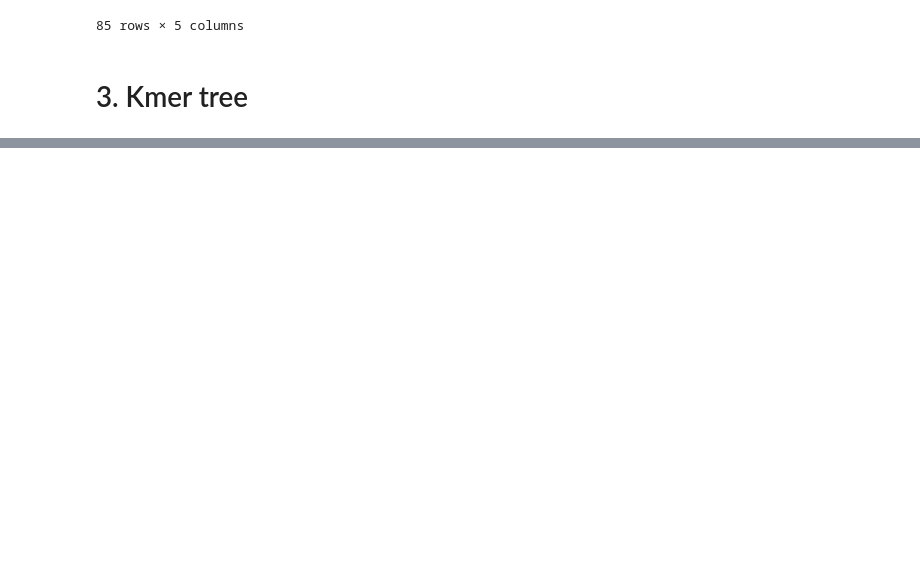
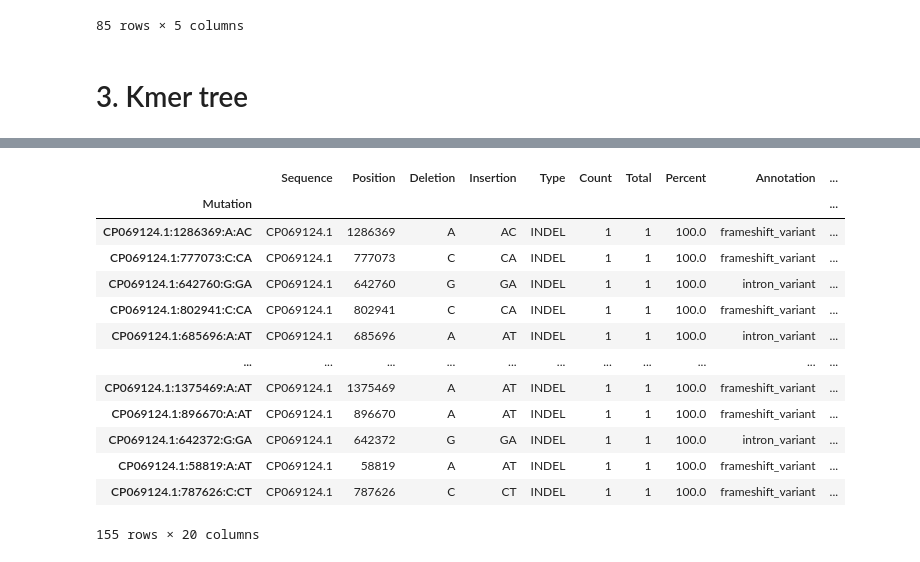
Before and after one commit to apetkau/genomics-data-index-evaluation-manuscript, a Jupyter notebook: evaluations/reads/3-compare-results.ipynb, the cells around one changed output, grey strips where cells are left out. Cells and saved outputs as stored; diff of their text form; code cells hidden in the pictures; blank space fills up the shorter version.

```diff
--- a/evaluations/reads/3-compare-results.ipynb
+++ b/evaluations/reads/3-compare-results.ipynb
@@ -89,0 +127,19 @@ scores_outbreak
+# %%
+df = t.isa('D7331').features_summary()
+# df[df['Type'] != 'INDEL']
+df
+# %% [output]
+|  | Sequence | Position | Deletion | Insertion | Type | Count | Total | Percent | Annotation | ... |
+| Mutation |  |  |  |  |  |  |  |  |  | ... |
+| CP069124.1:1286369:A:AC | CP069124.1 | 1286369 | A | AC | INDEL | 1 | 1 | 100.0 | frameshift_variant | ... |
+| CP069124.1:777073:C:CA | CP069124.1 | 777073 | C | CA | INDEL | 1 | 1 | 100.0 | frameshift_variant | ... |
+| CP069124.1:642760:G:GA | CP069124.1 | 642760 | G | GA | INDEL | 1 | 1 | 100.0 | intron_variant | ... |
+| CP069124.1:802941:C:CA | CP069124.1 | 802941 | C | CA | INDEL | 1 | 1 | 100.0 | frameshift_variant | ... |
+| CP069124.1:685696:A:AT | CP069124.1 | 685696 | A | AT | INDEL | 1 | 1 | 100.0 | intron_variant | ... |
+| ... | ... | ... | ... | ... | ... | ... | ... | ... | ... | ... |
+| CP069124.1:1375469:A:AT | CP069124.1 | 1375469 | A | AT | INDEL | 1 | 1 | 100.0 | frameshift_variant | ... |
+| CP069124.1:896670:A:AT | CP069124.1 | 896670 | A | AT | INDEL | 1 | 1 | 100.0 | frameshift_variant | ... |
+| CP069124.1:642372:G:GA | CP069124.1 | 642372 | G | GA | INDEL | 1 | 1 | 100.0 | intron_variant | ... |
+| CP069124.1:58819:A:AT | CP069124.1 | 58819 | A | AT | INDEL | 1 | 1 | 100.0 | frameshift_variant | ... |
+| CP069124.1:787626:C:CT | CP069124.1 | 787626 | C | CT | INDEL | 1 | 1 | 100.0 | frameshift_variant | ... |
+155 rows × 20 columns
```
Also changed, not shown: parts of 14 cells of this notebook, 1 other file.
